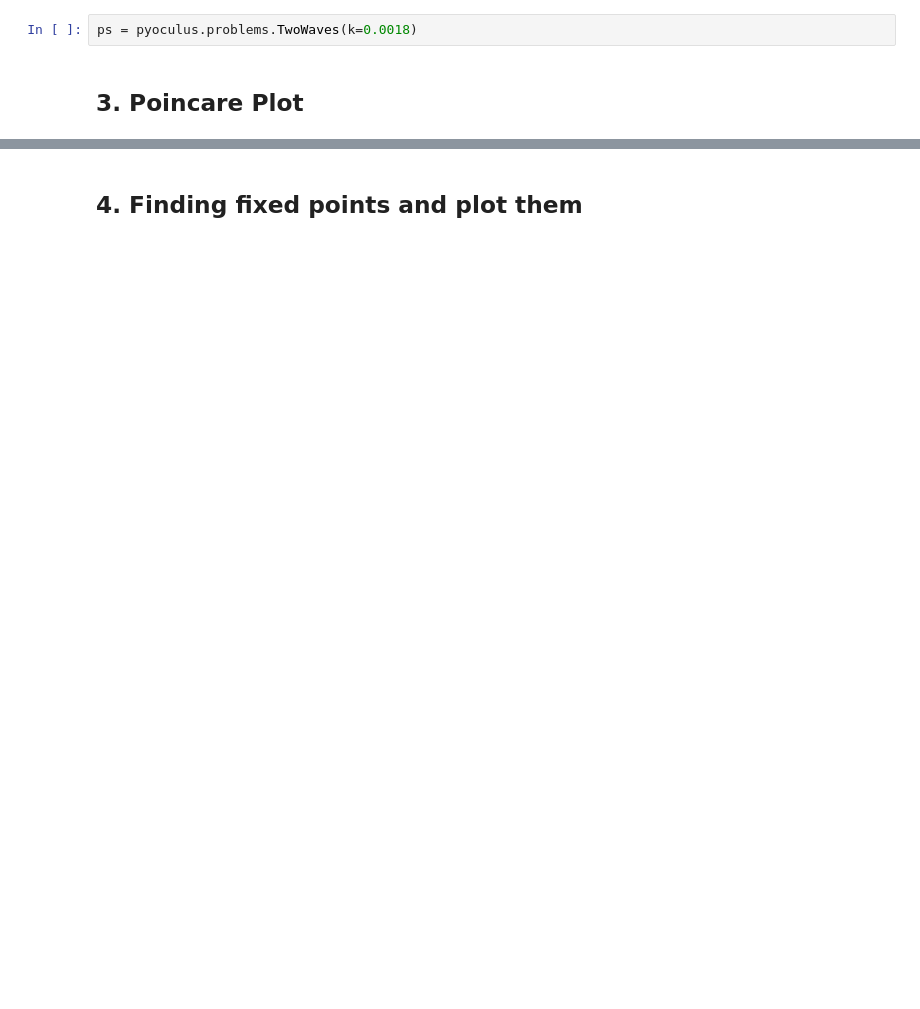
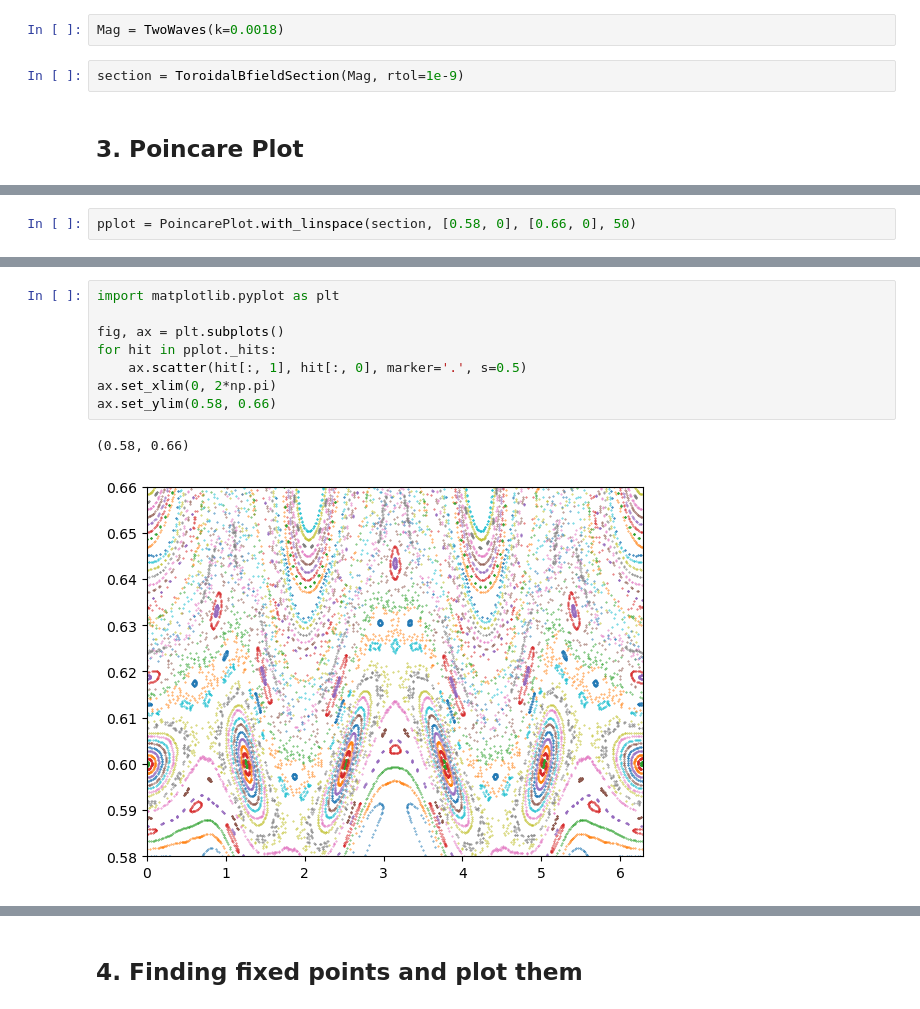
Before and after one commit to Akitzu/pyoculus, a Jupyter notebook: examples/two_waves.ipynb, the cells around one changed output, grey strips where cells are left out. Cells and saved outputs as stored; diff of their text form; blank space fills up the shorter version.

```diff
--- a/examples/two_waves.ipynb
+++ b/examples/two_waves.ipynb
@@ -10,6 +14,8 @@ from pyoculus.solvers import (PoincarePlot, FixedPoint,
 ## 2. Set up the problem we want to compute.
 This can be a SPEC equilibrium or anything. Here as an example, we use the perturbed slab model Stuart uses for his "Destruction" paper
 # %%
-ps = pyoculus.problems.TwoWaves(k=0.0018)
+Mag = TwoWaves(k=0.0018)
+# %%
+section = ToroidalBfieldSection(Mag, rtol=1e-9)
 # %% [markdown]
 ## 3. Poincare Plot
@@ -37,0 +22,2 @@ Wall time: 7.7 s
+# %%
+pplot = PoincarePlot.with_linspace(section, [0.58, 0], [0.66, 0], 50)
@@ -38,2 +44,13 @@ Wall time: 7.7 s
+# %%
+import matplotlib.pyplot as plt
+
+fig, ax = plt.subplots()
+for hit in pplot._hits:
+    ax.scatter(hit[:, 1], hit[:, 0], marker='.', s=0.5)
+ax.set_xlim(0, 2*np.pi)
+ax.set_ylim(0.58, 0.66)
+# %% [output]
+(0.58, 0.66)
+[figure, added]
 # %%
 pplot.compute_iota()
```
Also changed, not shown: parts of 17 cells of this notebook, 3 other files.
